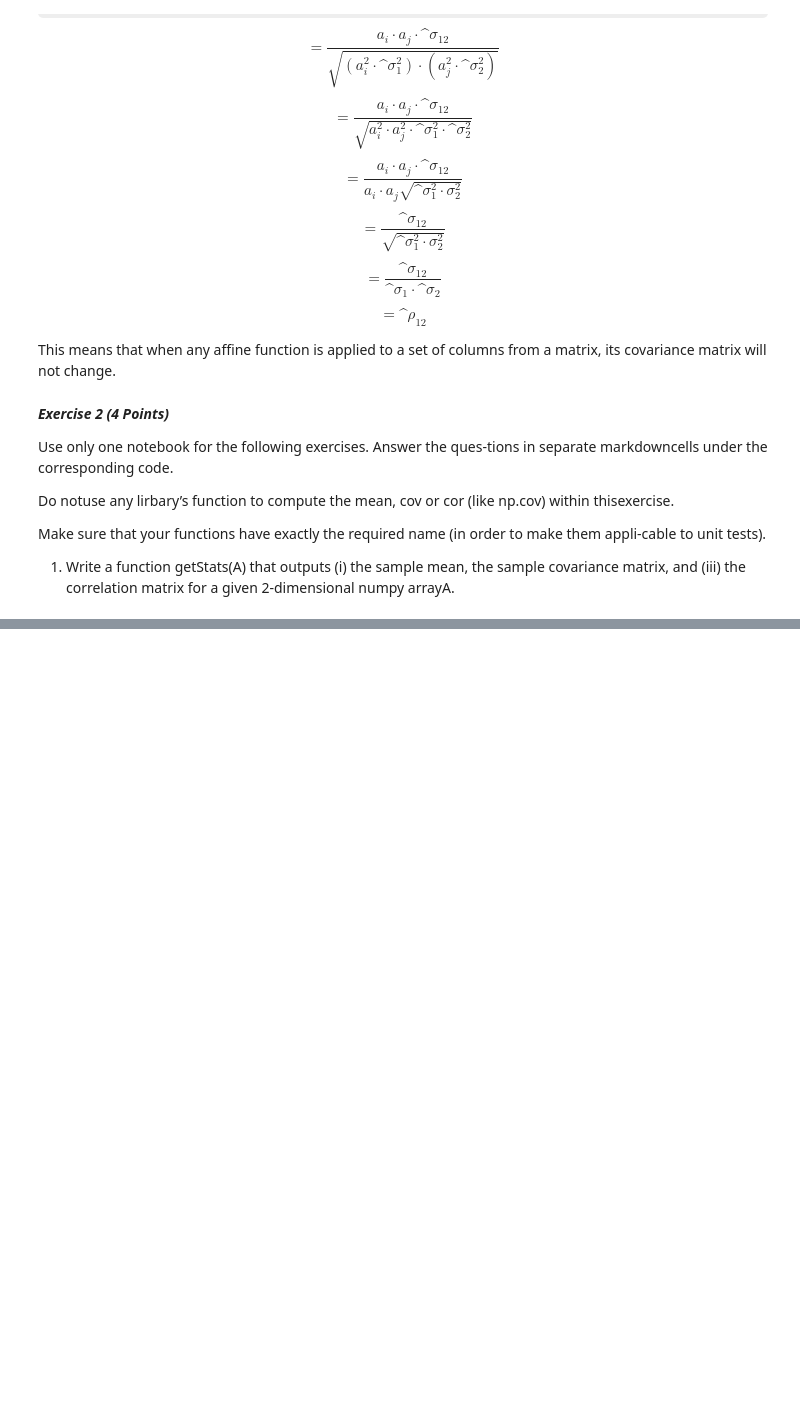
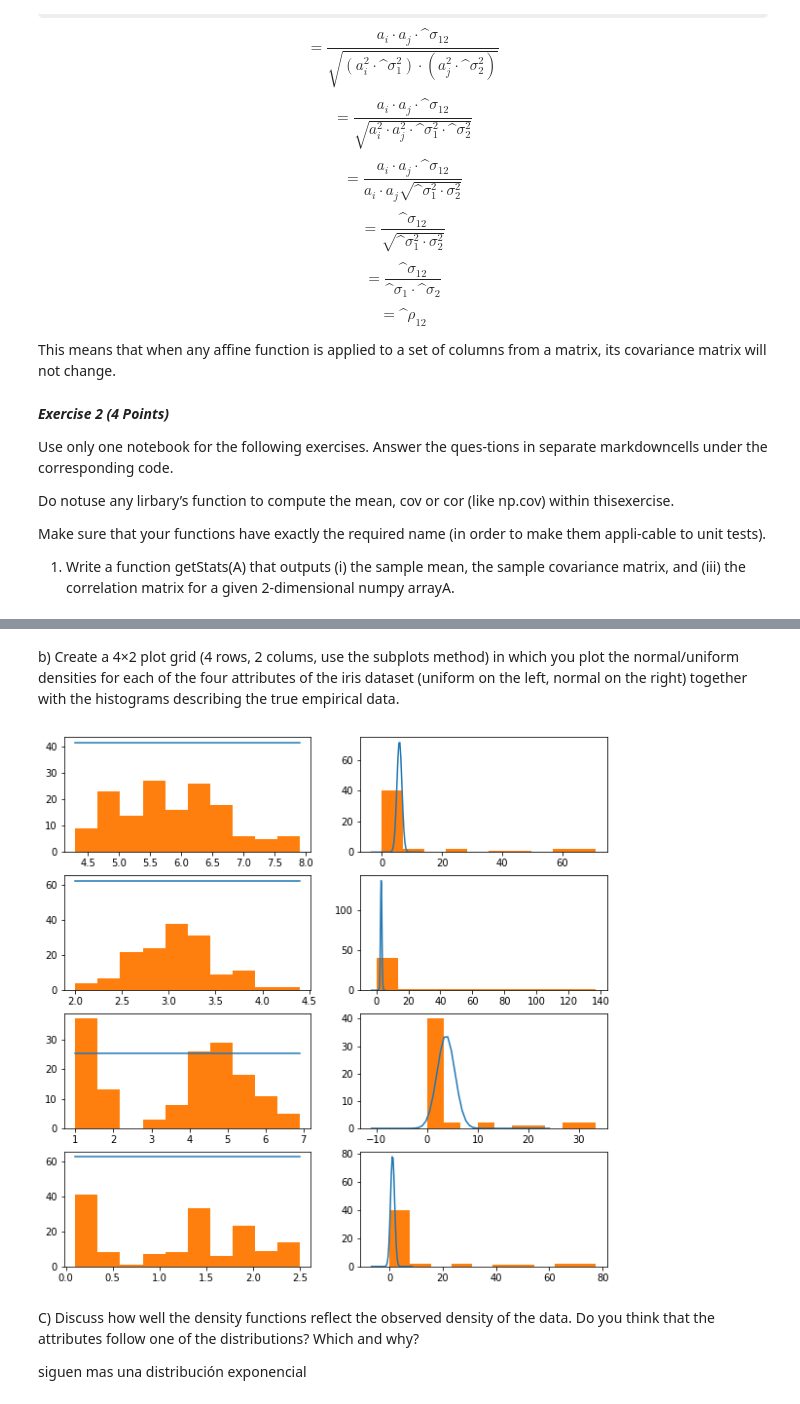
Before and after one commit to Mega61/business_inteligence_sheets, a Jupyter notebook: sheet2/Camacho_Daza_Russi_bi_sheet2.ipynb, the cells around one changed output, grey strips where cells are left out. Saved outputs shown, nothing was run; the diff lists cells and outputs as text; code cells hidden in the pictures; some formulas as TeX source; blank space fills up the shorter version.

```diff
--- a/sheet2/Camacho_Daza_Russi_bi_sheet2.ipynb
+++ b/sheet2/Camacho_Daza_Russi_bi_sheet2.ipynb
@@ -114,0 +211,24 @@ def getStats(A):
+# %% [markdown]
+b) Create a 4×2 plot grid (4 rows, 2 colums, use the subplots method) in which you
+plot the normal/uniform densities for each of the four attributes of the iris dataset
+(uniform on the left, normal on the right) together with the histograms describing
+the true empirical data.
+# %%
+dfIrisTest = pd.read_csv(
+    "https://raw.githubusercontent.com/uiuc-cse/data-fa14/gh-pages/data/iris.csv")
+fig, ax = plt.subplots(4, 2, figsize=(10, 10))
+uniformOverlay(dfIrisTest, "sepal_length", ax[0,0])
+normalOverlay(dfIrisTest, "sepal_length", ax[0,1])
+uniformOverlay(dfIrisTest, "sepal_width",ax[1,0])
+normalOverlay(dfIrisTest, "sepal_width",ax[1,1])
+uniformOverlay(dfIrisTest, "petal_length",ax[2,0])
+normalOverlay(dfIrisTest, "petal_length",ax[2,1])
+uniformOverlay(dfIrisTest, "petal_width", ax[3,0])
+normalOverlay(dfIrisTest, "petal_width", ax[3,1])
+# %% [output]
+[figure, added]
+# %% [markdown]
+C) Discuss how well the density functions reflect the observed density of the data. Do
+you think that the attributes follow one of the distributions? Which and why?
+
+siguen mas una distribución exponencial
```
Also changed, not shown: parts of 5 cells of this notebook.
